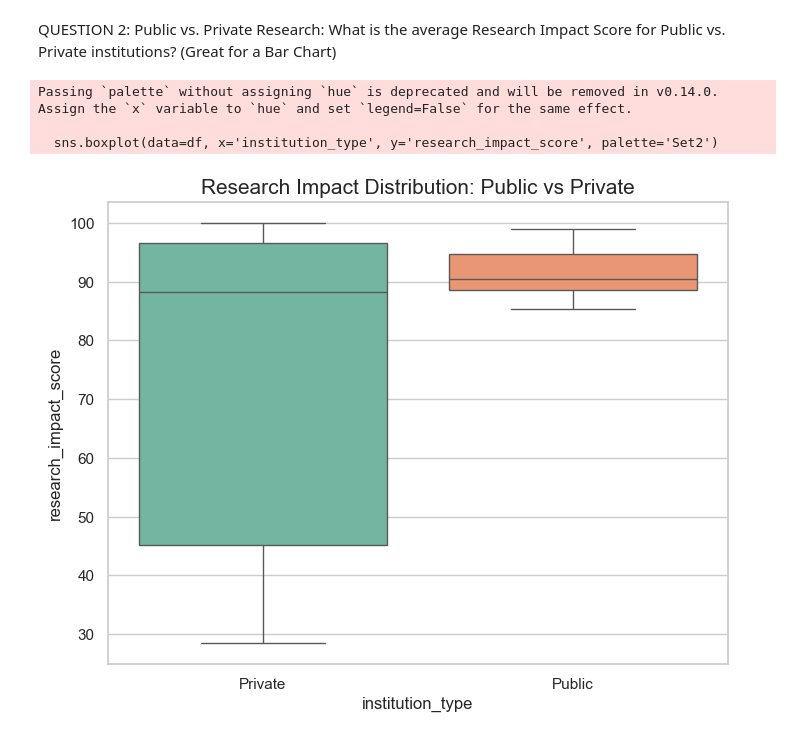
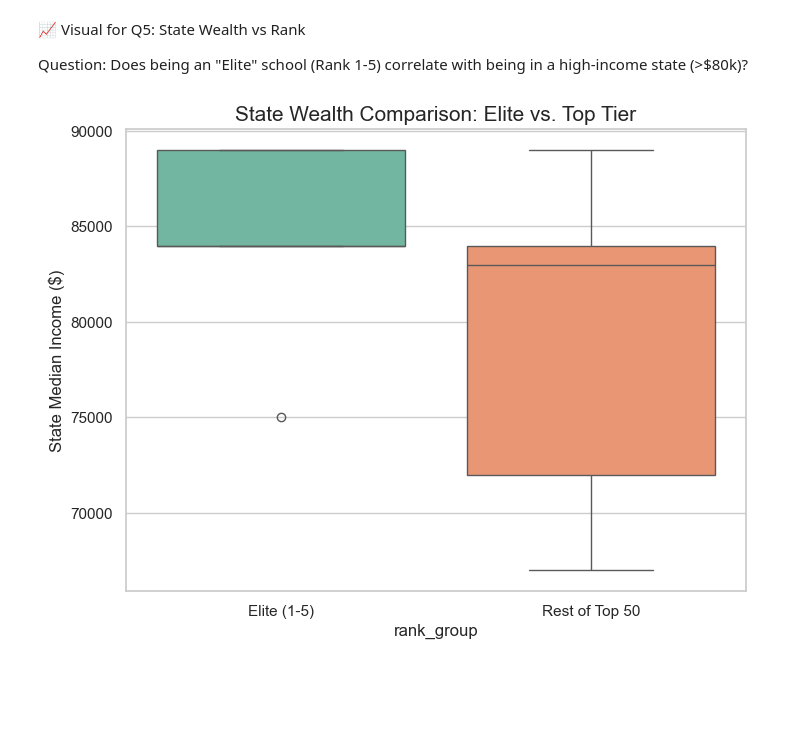
Before and after one commit to PabloXberg/PROJECT, a Jupyter notebook: visuals.ipynb, the cells around one changed output. Drawn from its saved outputs; the diff is of its cells as text; code cells hidden in the pictures; blank space fills up the shorter version.

```diff
--- a/visuals.ipynb
+++ b/visuals.ipynb
@@ -9,29 +8,16 @@ import seaborn as sns
 import matplotlib.pyplot as plt
 from sqlalchemy import create_engine
 
-# 1. Load data from your new SQL database
+# 1. Connect to your database
 engine = create_engine('sqlite:///uni_data.db')
-df = pd.read_sql('SELECT * FROM universities', con=engine)
+
+# 2. Use a SQL JOIN to pull all data into one DataFrame for plotting
+query = """
+SELECT u.*, s.region, s.median_household_income, s.state_name
+FROM universities u
+JOIN state_info s ON u.state = s.state_code
+"""
+df_all = pd.read_sql(query, con=engine)
 
 # Set the visual style
 sns.set_theme(style="whitegrid")
-plt.rcParams['figure.figsize'] = (10, 6)
-
-# --- VISUAL 1: Top 10 Universities by National Rank ---
-plt.figure(figsize=(10, 6))
-top_10 = df.nsmallest(10, 'national_rank')
-
-# Fix: Added 'hue', set 'legend=False', and 'palette'
-sns.barplot(
-    data=top_10,
-    x='national_rank',
-    y='university_name',
-    hue='university_name',
-    palette='viridis',
-    legend=False
-)
-
-plt.title('Top 10 U.S. Universities (2026)', fontsize=15)
-plt.xlabel('National Rank')
-plt.ylabel('')
-plt.show()
@@ -40,15 +38,16 @@ plt.show()
 # %% [markdown]
-QUESTION 2:
-Public vs. Private Research: What is the average Research Impact Score for Public vs. Private institutions? (Great for a Bar Chart)
+📈 Visual for Q5: State Wealth vs Rank
+
+Question: Does being an "Elite" school (Rank 1-5) correlate with being in a high-income state (>$80k)?
 # %%
-# --- VISUAL 2: Research Impact: Public vs Private ---
+# --- VISUAL for Q5: Ranking vs. Income Tiers (CASE Statement + JOIN)
+df_all['rank_group'] = df_all['national_rank'].apply(lambda x: 'Elite (1-5)' if x <= 5 else 'Rest of Top 50')
 plt.figure(figsize=(8, 6))
-sns.boxplot(data=df, x='institution_type', y='research_impact_score', palette='Set2')
-plt.title('Research Impact Distribution: Public vs Private', fontsize=15)
+sns.boxplot(data=df_all, x='rank_group', y='median_household_income', hue='rank_group',
+            palette='Set2', legend=False)
+plt.title('State Wealth Comparison: Elite vs. Top Tier', fontsize=15)
+plt.ylabel('State Median Income ($)')
 plt.show()
 # %% [output]
-Passing `palette` without assigning `hue` is deprecated and will be removed in v0.14.0. Assign the `x` variable to `hue` and set `legend=False` for the same effect.
-
-  sns.boxplot(data=df, x='institution_type', y='research_impact_score', palette='Set2')
-[figure, old version]
+[figure, new version]
 # %% [markdown]
```
Also changed, not shown: parts of 10 cells of this notebook, 6 other files.
